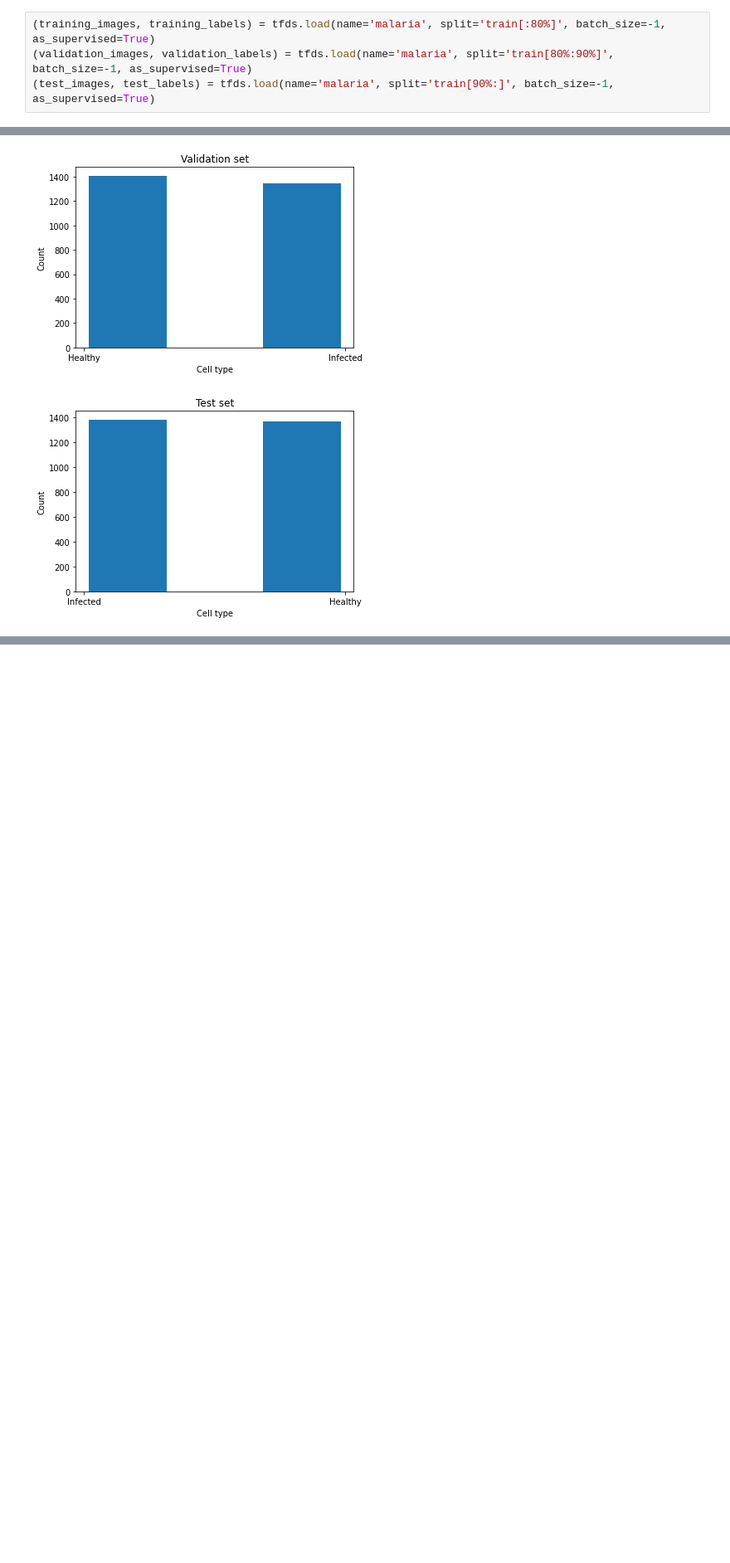
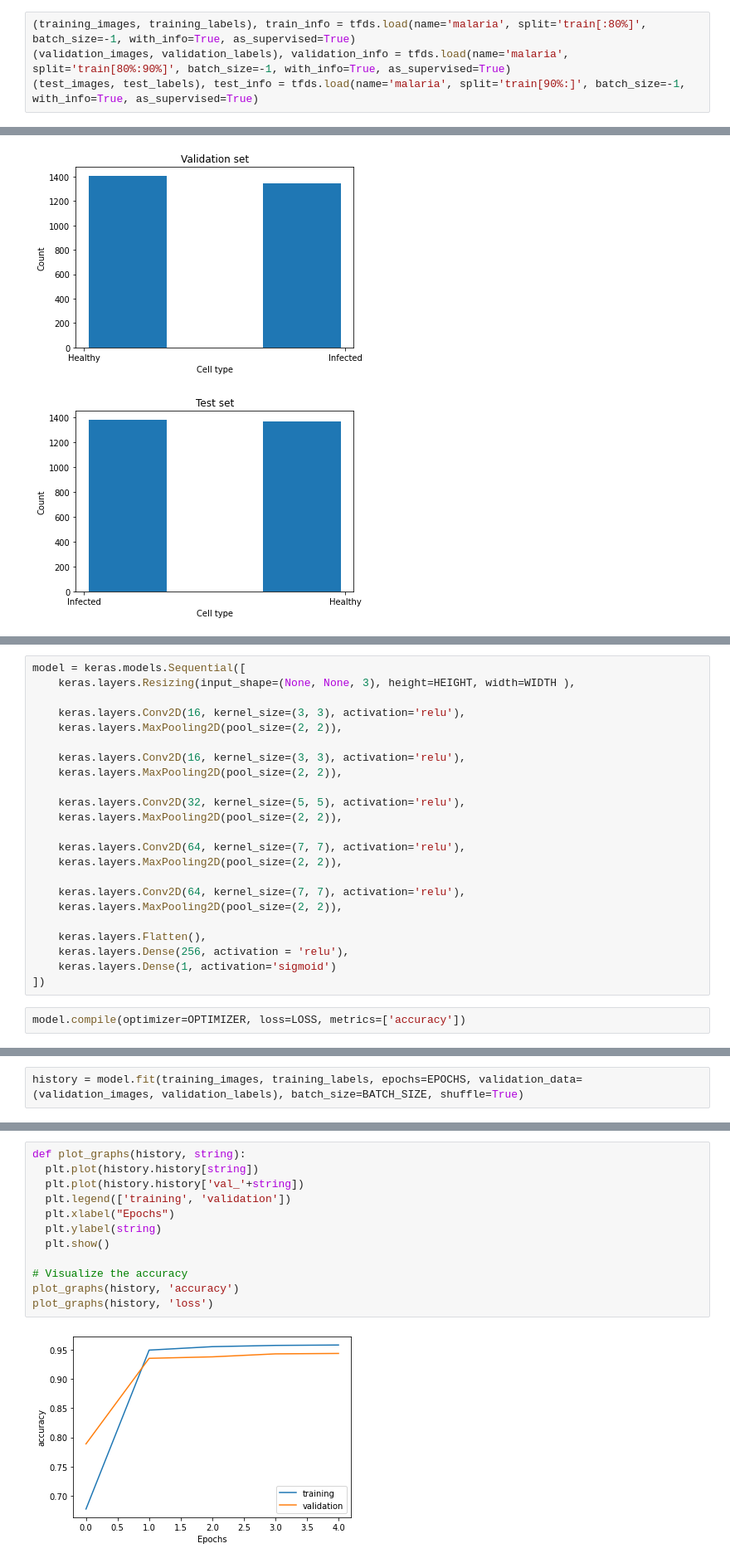
Before and after one commit to Siddhant0701/Malaria-Cell-Detection, a Jupyter notebook: main/malaria_cell_cnn.ipynb, the cells around one changed output, grey strips where cells are left out. Shown: that part at 83% size. Cells and saved outputs as stored; diff of their text form; blank space fills up the shorter version.

Commit message:
feat: 	Added Jupyter notebook for model creation 	Saved model weights 	Updated README

```diff
--- a/main/malaria_cell_cnn.ipynb
+++ b/main/malaria_cell_cnn.ipynb
@@ -5,6 +5,6 @@ from tensorflow import keras
 import matplotlib.pyplot as plt
 import numpy as np
 # %%
-(training_images, training_labels) = tfds.load(name='malaria', split='train[:80%]', batch_size=-1, as_supervised=True)
-(validation_images, validation_labels) = tfds.load(name='malaria', split='train[80%:90%]', batch_size=-1, as_supervised=True)
-(test_images, test_labels) = tfds.load(name='malaria', split='train[90%:]', batch_size=-1, as_supervised=True)
+(training_images, training_labels), train_info = tfds.load(name='malaria', split='train[:80%]', batch_size=-1, with_info=True, as_supervised=True)
+(validation_images, validation_labels), validation_info = tfds.load(name='malaria', split='train[80%:90%]', batch_size=-1, with_info=True, as_supervised=True)
+(test_images, test_labels), test_info = tfds.load(name='malaria', split='train[90%:]', batch_size=-1, with_info=True, as_supervised=True)
@@ -38,0 +53,25 @@ plt.show()
+# %%
+model = keras.models.Sequential([
+    keras.layers.Resizing(input_shape=(None, None, 3), height=HEIGHT, width=WIDTH ),
+
+    keras.layers.Conv2D(16, kernel_size=(3, 3), activation='relu'),
+    keras.layers.MaxPooling2D(pool_size=(2, 2)),
+
+    keras.layers.Conv2D(16, kernel_size=(3, 3), activation='relu'),
+    keras.layers.MaxPooling2D(pool_size=(2, 2)),
+
+    keras.layers.Conv2D(32, kernel_size=(5, 5), activation='relu'),
+    keras.layers.MaxPooling2D(pool_size=(2, 2)),
+
+    keras.layers.Conv2D(64, kernel_size=(7, 7), activation='relu'),
+    keras.layers.MaxPooling2D(pool_size=(2, 2)),
+
+    keras.layers.Conv2D(64, kernel_size=(7, 7), activation='relu'),
+    keras.layers.MaxPooling2D(pool_size=(2, 2)),
+
+    keras.layers.Flatten(),
+    keras.layers.Dense(256, activation = 'relu'),
+    keras.layers.Dense(1, activation='sigmoid')
+])
+# %%
+model.compile(optimizer=OPTIMIZER, loss=LOSS, metrics=['accuracy'])
@@ -38,0 +98,2 @@ plt.show()
+# %%
+history = model.fit(training_images, training_labels, epochs=EPOCHS, validation_data=(validation_images, validation_labels), batch_size=BATCH_SIZE, shuffle=True)
@@ -38,0 +111,14 @@ plt.show()
+# %%
+def plot_graphs(history, string):
+  plt.plot(history.history[string])
+  plt.plot(history.history['val_'+string])
+  plt.legend(['training', 'validation'])
+  plt.xlabel("Epochs")
+  plt.ylabel(string)
+  plt.show()
+
+# Visualize the accuracy
+plot_graphs(history, 'accuracy')
+plot_graphs(history, 'loss')
+# %% [output]
+[figure, added]
```
Also changed, not shown: parts of 8 cells of this notebook, 4 other files.
